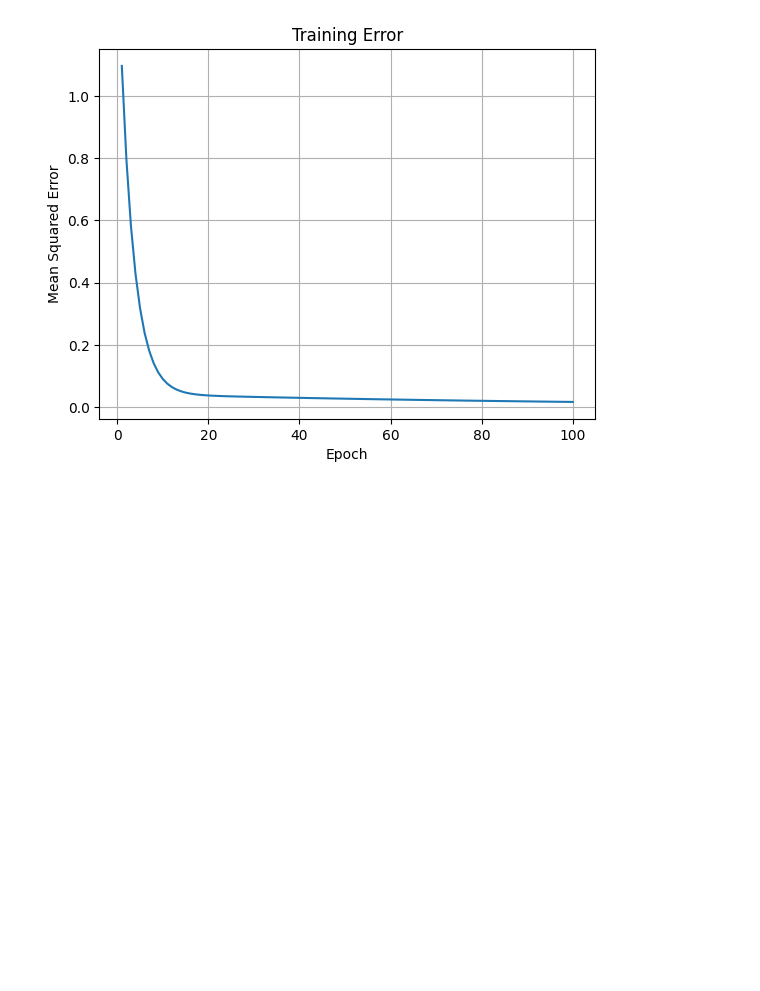
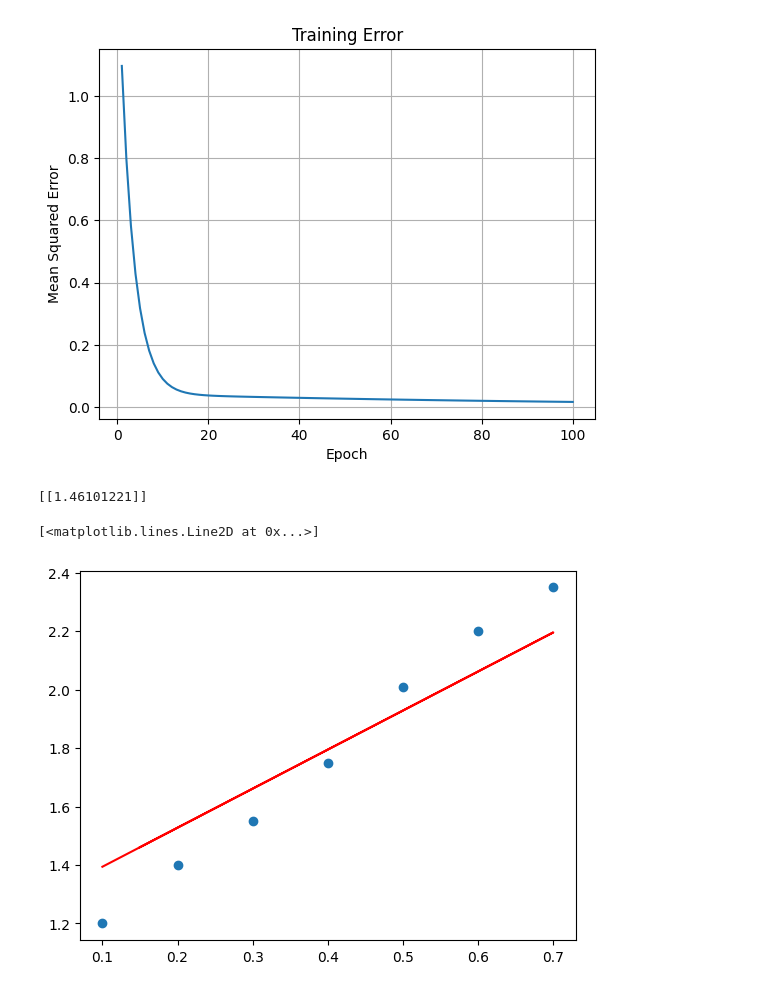
Before and after one commit to Prasang-06/Machine_Learning_College, a Jupyter notebook: Practical_No9_DL.ipynb, the cells around one changed output. Cells and saved outputs as stored; diff of their text form; code cells hidden in the pictures; blank space fills up the shorter version.

```diff
--- a/Practical_No9_DL.ipynb
+++ b/Practical_No9_DL.ipynb
@@ -138,3 +138,13 @@ Prediction for X = 0.15: 1.4610
 Final weight: [[1.33673949]]
 Final bias: [[1.26050129]]
 [figure]
+# %%
+X1 = [0.15]
+
+for x in X1:
+    output = x
+    for layer in network:
+        output=layer.forward(output)
+    print(output)
+# %% [output]
+[[1.46101221]]
@@ -140,0 +154,13 @@ Final bias: [[1.26050129]]
+# %%
+w = weight_list[100][0][0]
+# %%
+b = bias_list[100][0][0]
+# %%
+plt.scatter(X,Y)
+
+x1 = [0.1,0.2,0.3,0.4,0.5,0.6,0.7,0.15]
+y1 = [(w*i + b) for i in x1]
+plt.plot(x1, y1, color='r')
+# %% [output]
+[<matplotlib.lines.Line2D at 0x...>]
+[figure, added]
```
Also changed, not shown: parts of 1 cell of this notebook.
